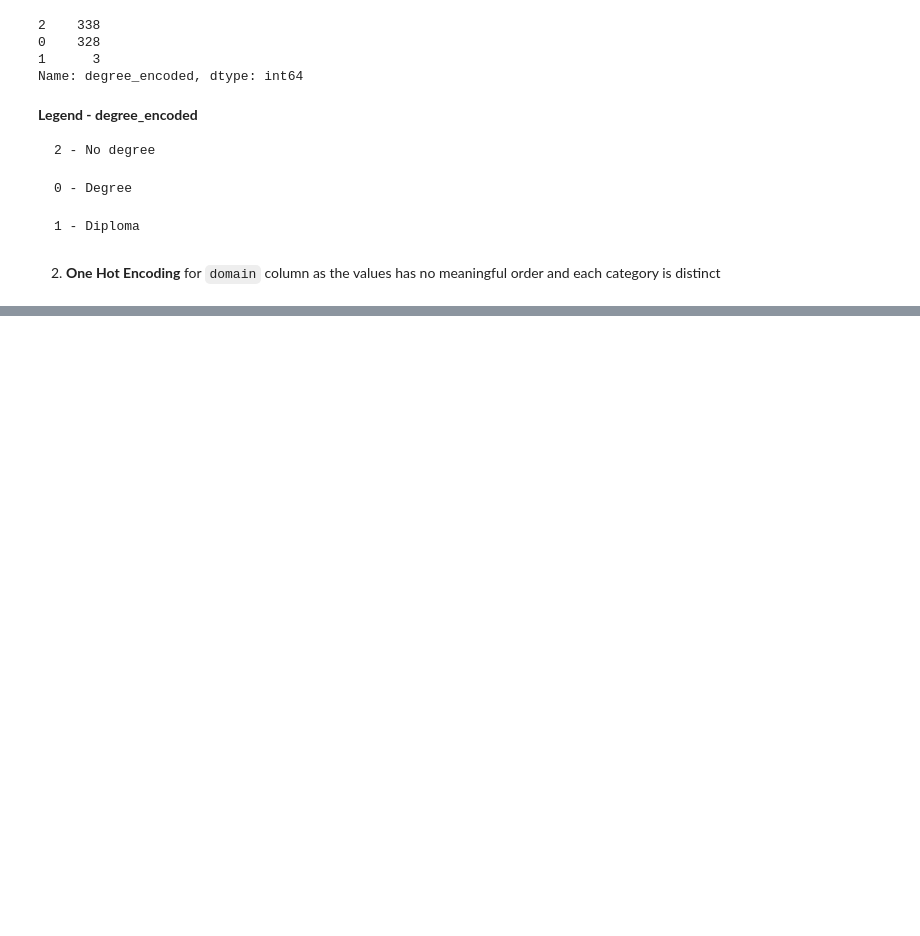
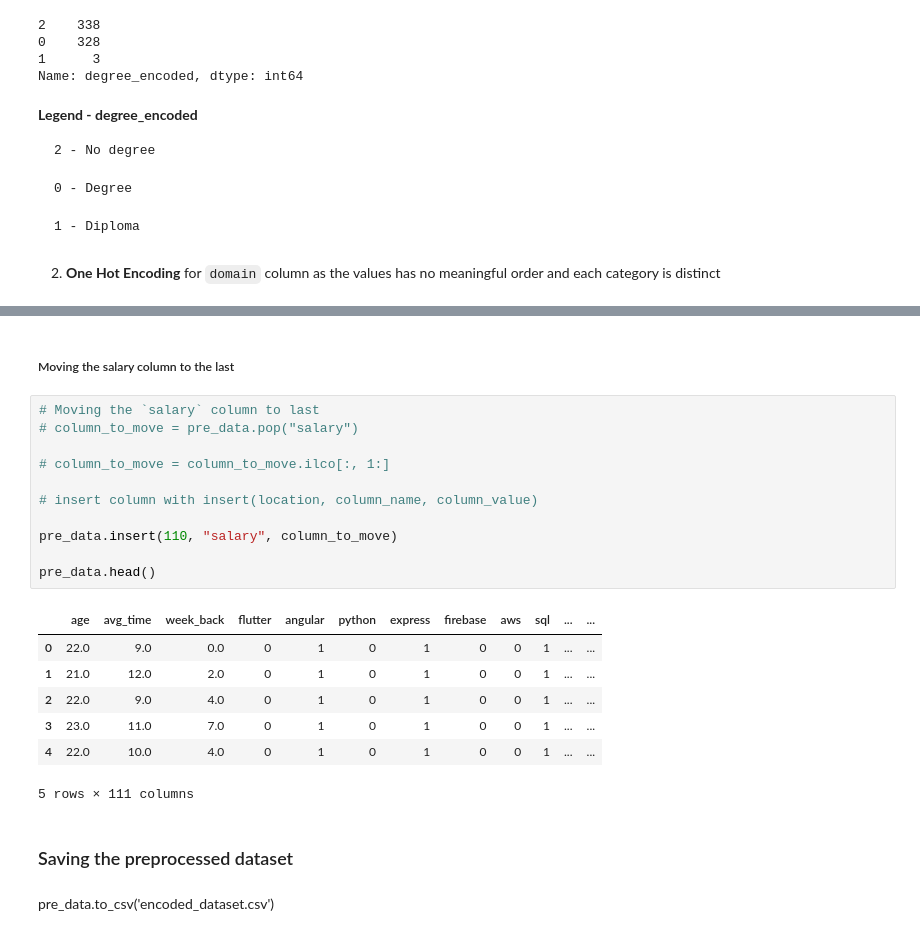
Before and after one commit to mubarakmayyeri/worth-machine-learning, a Jupyter notebook: 4_preprocessing/1_preprocessing_combined.ipynb, the cells around one changed output, grey strips where cells are left out. Drawn from its saved outputs; the diff is of its cells as text; blank space fills up the shorter version.

```diff
--- a/4_preprocessing/1_preprocessing_combined.ipynb
+++ b/4_preprocessing/1_preprocessing_combined.ipynb
@@ -175,0 +373,25 @@ Index(['designation', 'age', 'cs_bg', 'experience', 'avg_time', 'holidays',
+# %% [markdown]
+##### Moving the salary column to the last
+# %%
+# Moving the `salary` column to last
+# column_to_move = pre_data.pop("salary")
+
+# column_to_move = column_to_move.ilco[:, 1:]
+
+# insert column with insert(location, column_name, column_value)
+
+pre_data.insert(110, "salary", column_to_move)
+
+pre_data.head()
+# %% [output]
+|  | age | avg_time | week_back | flutter | angular | python | express | firebase | aws | sql | ... | ... |
+| 0 | 22.0 | 9.0 | 0.0 | 0 | 1 | 0 | 1 | 0 | 0 | 1 | ... | ... |
+| 1 | 21.0 | 12.0 | 2.0 | 0 | 1 | 0 | 1 | 0 | 0 | 1 | ... | ... |
+| 2 | 22.0 | 9.0 | 4.0 | 0 | 1 | 0 | 1 | 0 | 0 | 1 | ... | ... |
+| 3 | 23.0 | 11.0 | 7.0 | 0 | 1 | 0 | 1 | 0 | 0 | 1 | ... | ... |
+| 4 | 22.0 | 10.0 | 4.0 | 0 | 1 | 0 | 1 | 0 | 0 | 1 | ... | ... |
+5 rows × 111 columns
+# %% [markdown]
+### Saving the preprocessed dataset
+# %% [markdown]
+pre_data.to_csv('encoded_dataset.csv')
```
Also changed, not shown: parts of 21 cells of this notebook, 1 other file.
